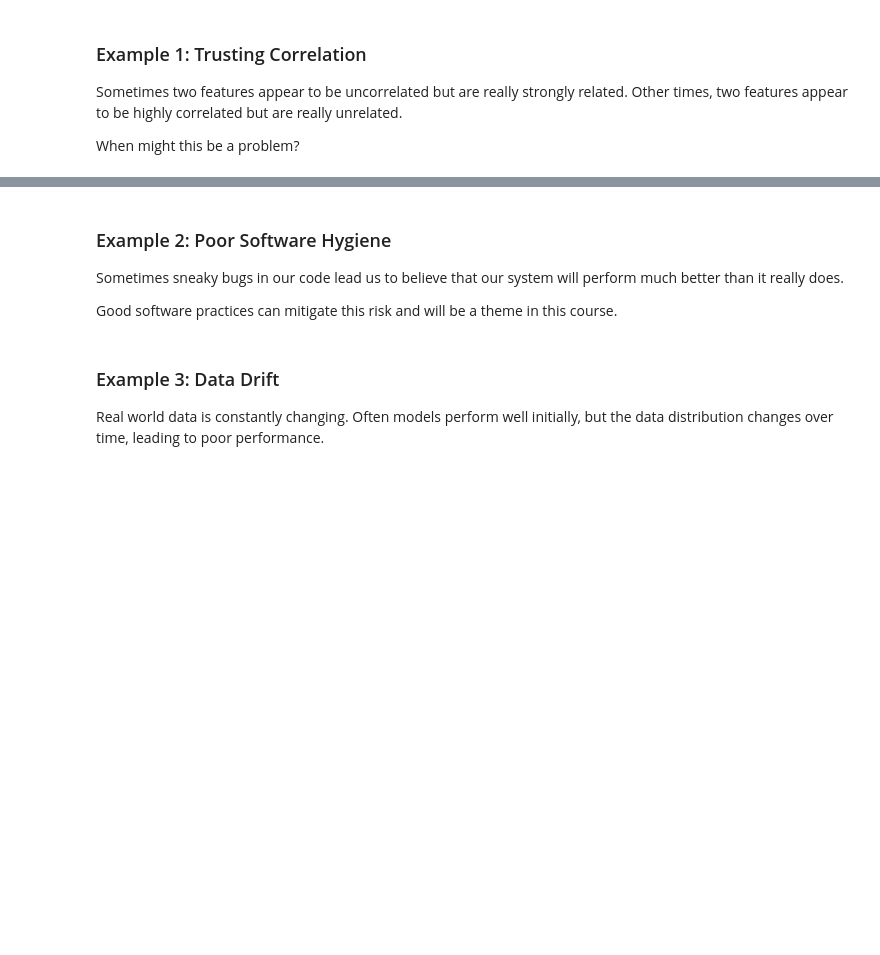
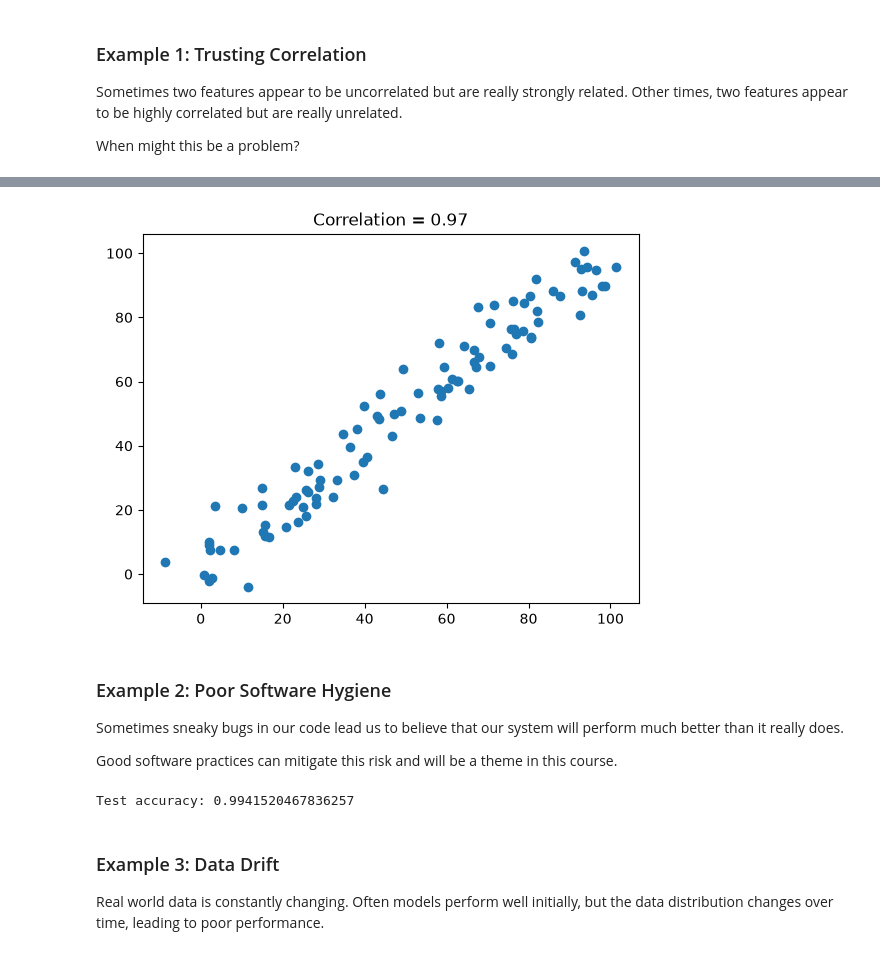
Before and after one commit to ruc-practical-ai-fall-2026/lectures, a Jupyter notebook: class-01/01_course_introduction_examples.ipynb, the cells around one changed output, grey strips where cells are left out. Cells and saved outputs as stored; diff of their text form; code cells hidden in the pictures; blank space fills up the shorter version.

```diff
--- a/class-01/01_course_introduction_examples.ipynb
+++ b/class-01/01_course_introduction_examples.ipynb
@@ -11,9 +23,39 @@ When might this be a problem?
+# %%
+t = np.arange(100)
+x = t + np.random.randn(100) * 5
+y = t + np.random.randn(100) * 5
+
+plt.scatter(x, y)
+plt.title(f"Correlation = {np.corrcoef(x, y)[0, 1]:.2f}")
+plt.show()
+# %% [output]
+[figure, added]
 # %% [markdown]
 ### Example 2: Poor Software Hygiene
 
 Sometimes sneaky bugs in our code lead us to believe that our system will perform much better than it really does.
 
 Good software practices can mitigate this risk and will be a theme in this course.
+# %%
+from sklearn.datasets import load_breast_cancer
+from sklearn.ensemble import RandomForestClassifier
+from sklearn.model_selection import train_test_split
+
+X, y = load_breast_cancer(return_X_y=True)
+
+X_leaky = X.copy()
+X_leaky[:, 0] = y  # sneaky bug: target accidentally copied into a feature
+
+X_train, X_test, y_train, y_test = train_test_split(
+    X_leaky, y, test_size=0.3, random_state=0
+)
+
+model = RandomForestClassifier(random_state=0)
+model.fit(X_train, y_train)
+
+print("Test accuracy:", model.score(X_test, y_test))
+# %% [output]
+Test accuracy: 0.9941520467836257
 # %% [markdown]
 ### Example 3: Data Drift
 
```
Also changed, not shown: parts of 13 cells of this notebook, 2 other files.
